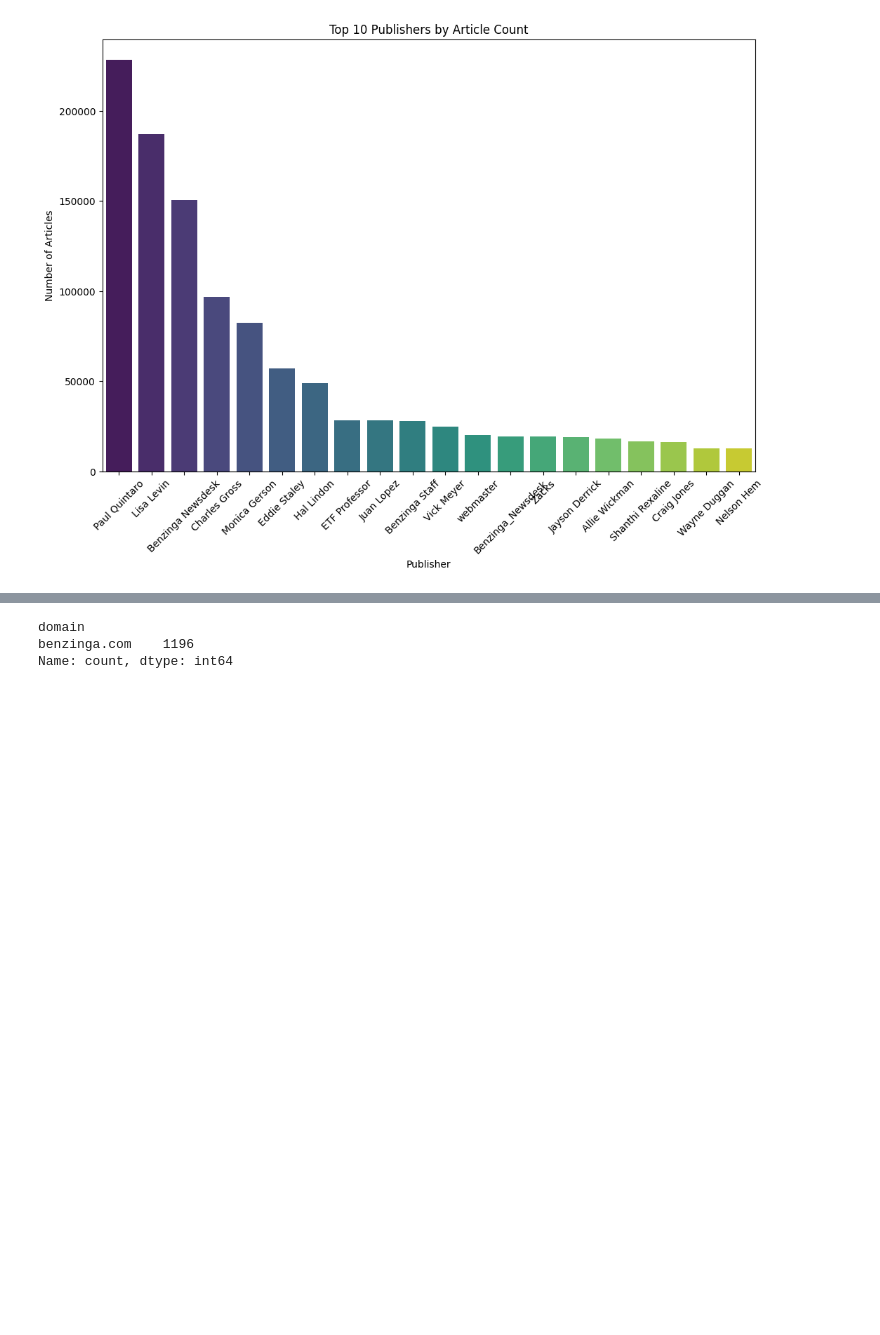
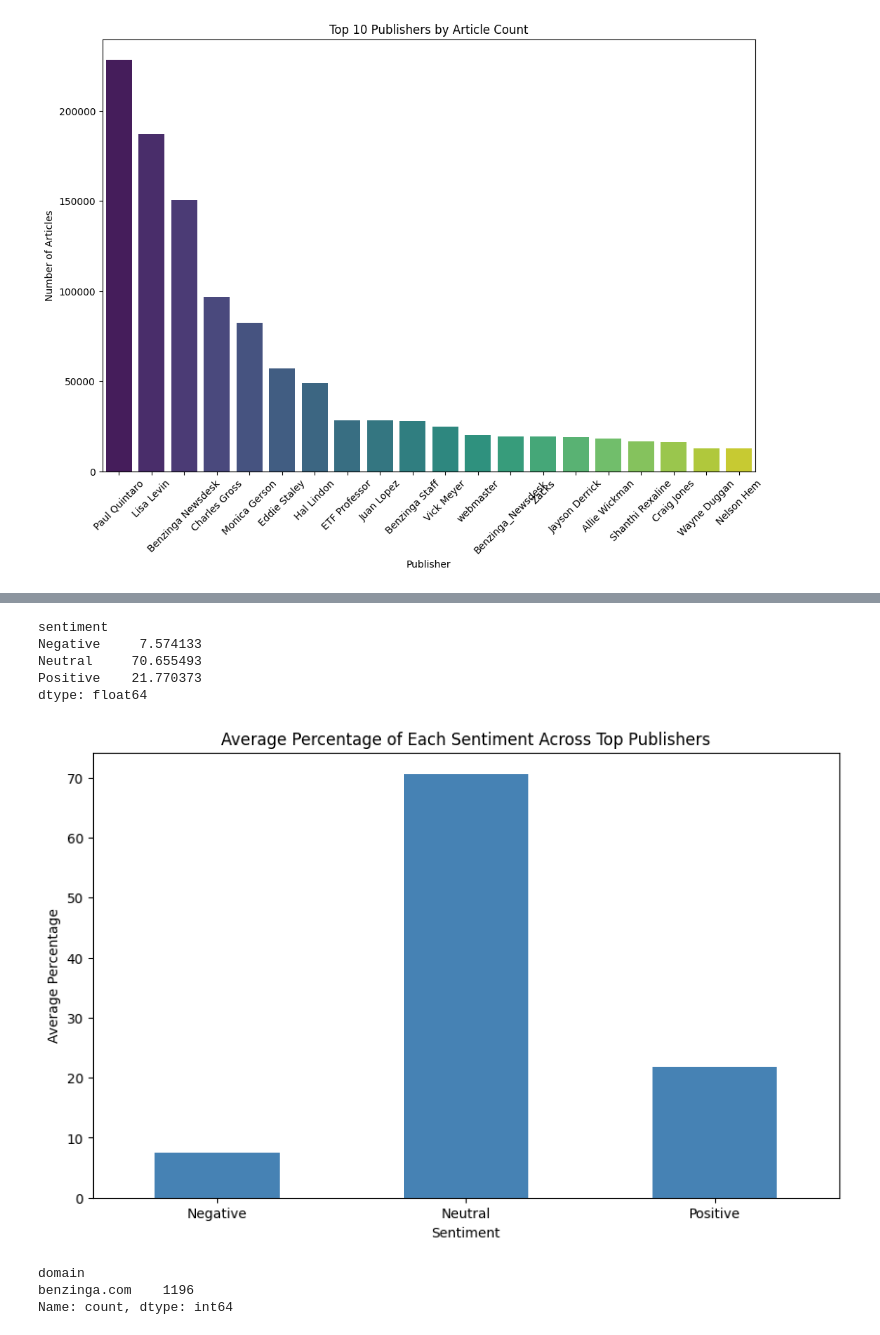
Before and after one commit to BekLG/Financial-News-Data-Analysis--KAIM-W1, a Jupyter notebook: notebooks/EDA.ipynb, the cells around one changed output, grey strips where cells are left out. Saved outputs shown, nothing was run; the diff lists cells and outputs as text; code cells hidden in the pictures; blank space fills up the shorter version.

```diff
--- a/notebooks/EDA.ipynb
+++ b/notebooks/EDA.ipynb
@@ -226,3 +288,27 @@ Passing `palette` without assigning `hue` is deprecated and will be removed in v
+# %%
+# Calculate the percentage of each sentiment category by publisher
+sentiment_percentage = sentiment_counts.divide(sentiment_counts.sum(axis=1), axis=0) * 100
+sentiment_percentage.mean()
+# %% [output]
+sentiment
+Negative     7.574133
+Neutral     70.655493
+Positive    21.770373
+dtype: float64
+# %%
+# Calculate the mean percentage of each sentiment category across all top publishers
+mean_sentiment_percentage = sentiment_percentage.mean()
+
+# Plot the average sentiment percentages
+plt.figure(figsize=(10, 6))
+mean_sentiment_percentage.plot(kind='bar', color='steelblue')
+plt.title('Average Percentage of Each Sentiment Across Top Publishers')
+plt.xlabel('Sentiment')
+plt.ylabel('Average Percentage')
+plt.xticks(rotation=0)
+plt.show()
+# %% [output]
+[figure, added]
 # %%
 # If publisher names are emails, extract domains
 df['domain'] = df['publisher'].str.extract(r'@([a-zA-Z0-9.-]+)')
```
Also changed, not shown: parts of 8 cells of this notebook.
